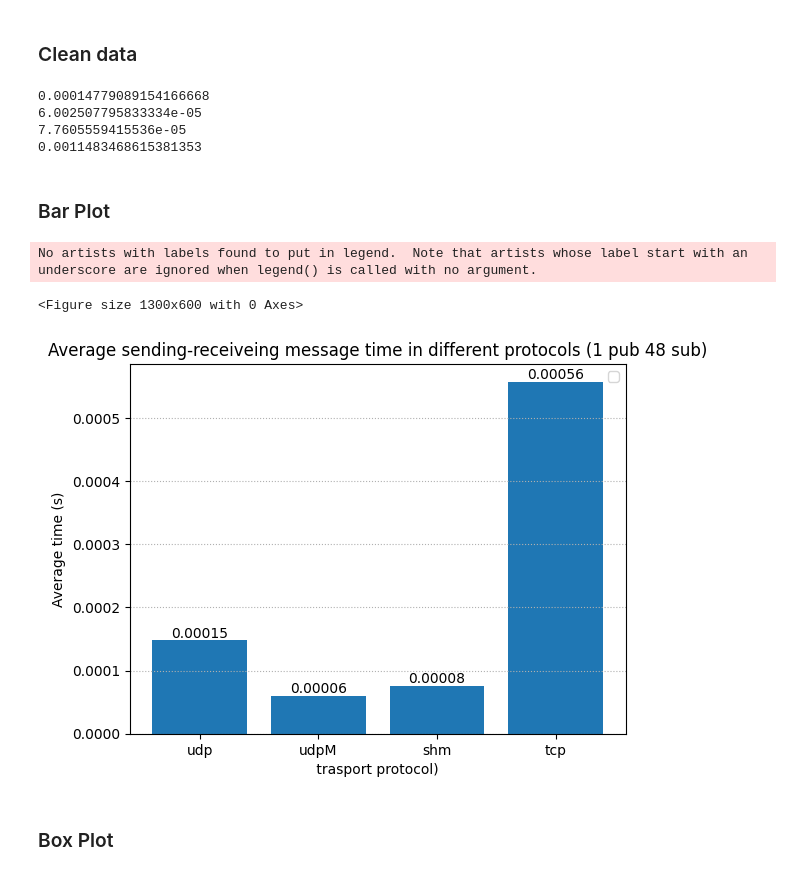
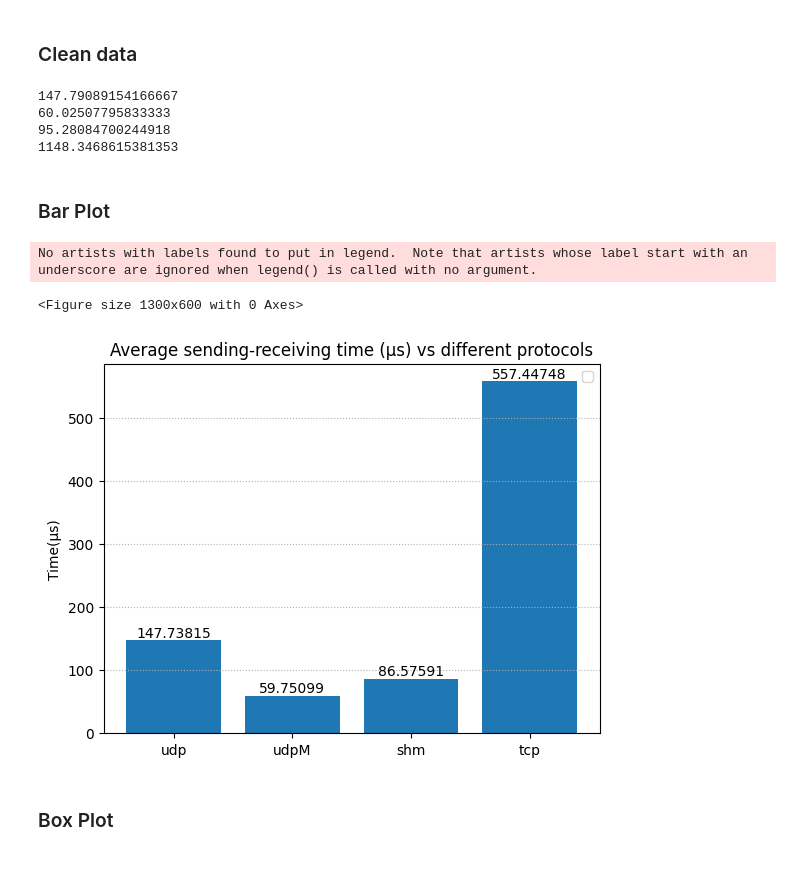
Before and after one commit to madella/tesiM, a Jupyter notebook: cineca/d_proc_transport.ipynb, the cells around one changed output. Cells and saved outputs as stored; diff of their text form; code cells hidden in the pictures.

```diff
--- a/cineca/d_proc_transport.ipynb
+++ b/cineca/d_proc_transport.ipynb
@@ -103,7 +103,7 @@ for prots in received_data:
     list_difference=[]
     nlen= len(received_data[prots])
     for cycle_data in received_data[prots]:
-        list_difference.append(cycle_data[0] + cycle_data[1] / 1e9) # time in second
+        list_difference.append(cycle_data[0] * 1e6 + cycle_data[1] / 1e3) # time in second
     column_time[prots]=list_difference
     print(np.average(column_time[prots]))
 
@@ -113,40 +113,39 @@ for prots, data in column_time.items():
     lower_bound, upper_bound = calculate_iqr(data)
     column_time_cleaned[prots] = [x for x in data if lower_bound <= x <= upper_bound]
 # %% [output]
-0.00014779089154166668
-6.002507795833334e-05
-7.7605559415536e-05
-0.0011483468615381353
+147.79089154166667
+60.02507795833333
+95.28084700244918
+1148.3468615381353
 # %% [markdown]
 ### Bar Plot
 # %%
 # Prepare data for bar plot
 column_averages={}
 for prots, data in column_time_cleaned.items():
     column_averages[prots] = np.average(column_time_cleaned[prots])
 
 bar_labels = protocols
 bar_colors = ['tab:red', 'tab:orange', 'tab:blue', 'tab:green','tab:purple','tab:pink','tab:cyan','tab:olive']
 
 plt.figure(figsize=(13, 6))
 fig, ax = plt.subplots()
 bars= ax.bar(bar_labels,column_averages.values())
 # Add values inside each bar
 for bar in bars:
     height = bar.get_height()
     ax.text(bar.get_x() + bar.get_width() / 2, height, f'{height:.5f}', ha='center', va='bottom')
-plt.xlabel(" trasport protocol) ")
-plt.ylabel("Average time (s)")
+plt.ylabel("Time(μs)")
 plt.legend()
-plt.title("Average sending-receiveing message time in different protocols (1 pub 48 sub)")
+plt.title("Average sending-receiving time (μs) vs different protocols")
 plt.grid(axis='y', linestyle=':')
-plt.savefig(f"results/barplots_protocols_{base_dir.split('/')[2]}.png")
+plt.savefig(f"{base_save_dir}barplots_sendingreceiving_{base_dir.split('/')[2]}.png")
 
 plt.show()
 # %% [output]
 No artists with labels found to put in legend.  Note that artists whose label start with an underscore are ignored when legend() is called with no argument.
 <Figure size 1300x600 with 0 Axes>
-[figure, old version]
+[figure, new version]
 # %% [markdown]
 ### Box Plot
 # %%
```
Also changed, not shown: parts of 6 cells of this notebook, 21 other files.
